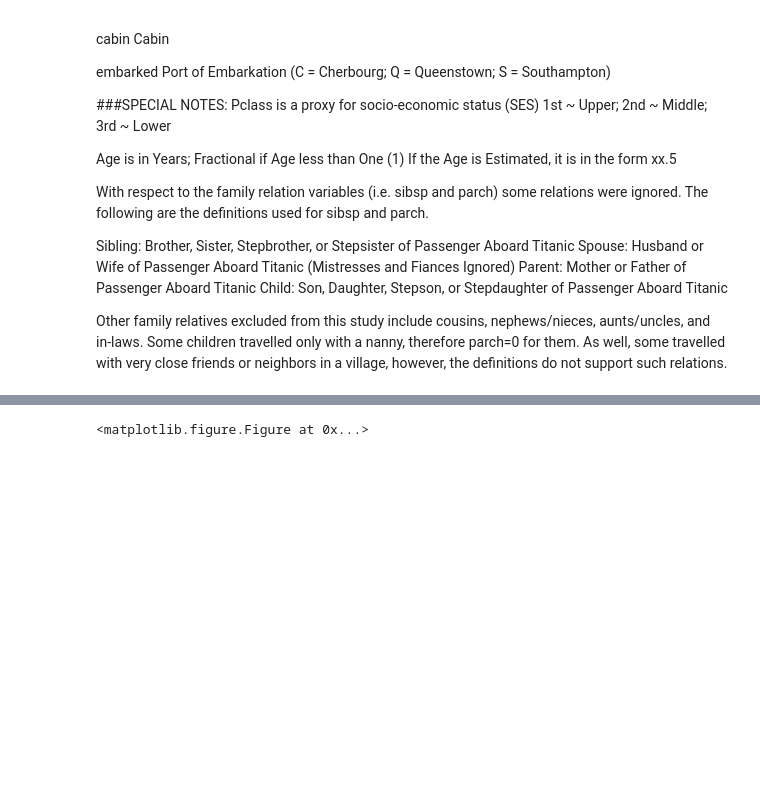
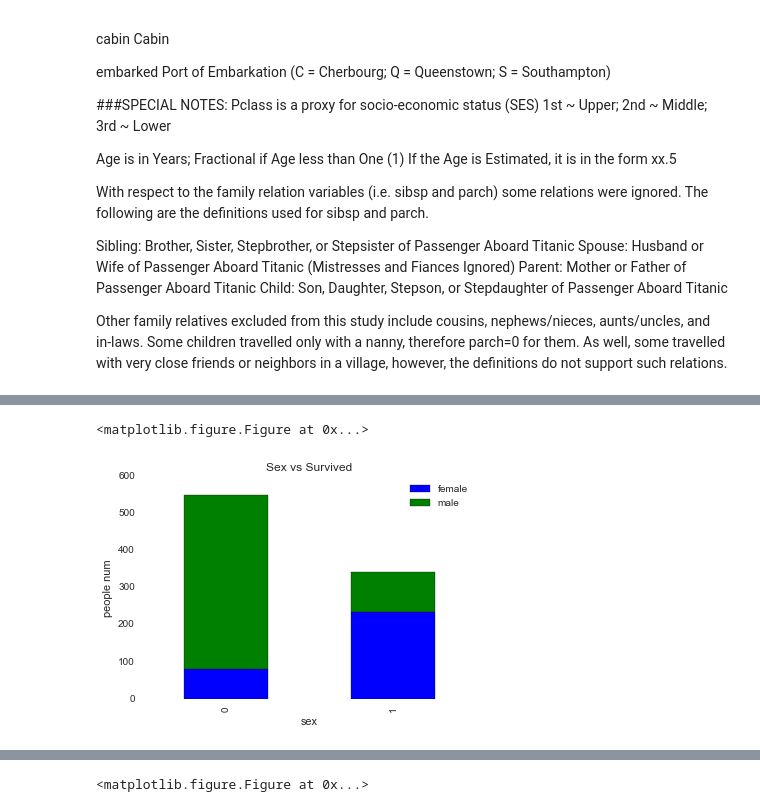
Before and after one commit to xchaoo/titanic, a Jupyter notebook: kaggle-titanic.ipynb, the cells around one changed output, grey strips where cells are left out. Cells and saved outputs as stored; diff of their text form; code cells hidden in the pictures; blank space fills up the shorter version.

```diff
--- a/kaggle-titanic.ipynb
+++ b/kaggle-titanic.ipynb
@@ -154,0 +226,15 @@ max      6.000000  512.329200
+# %%
+#Sex vs Survived
+fig = plt.figure(figsize=(10,8), dpi=80)
+
+Survived_m = titanic.Survived[titanic.Sex == 'male'].value_counts()
+Survived_f = titanic.Survived[titanic.Sex == 'female'].value_counts()
+df=pd.DataFrame({'male':Survived_m, 'female':Survived_f})
+df.plot(kind='bar', stacked=True)
+plt.title("Sex vs Survived")
+plt.xlabel("sex")
+plt.ylabel("people num")
+plt.show()
+# %% [output]
+<matplotlib.figure.Figure at 0x...>
+[figure, added]
```
Also changed, not shown: parts of 29 cells of this notebook, 2 other files.
